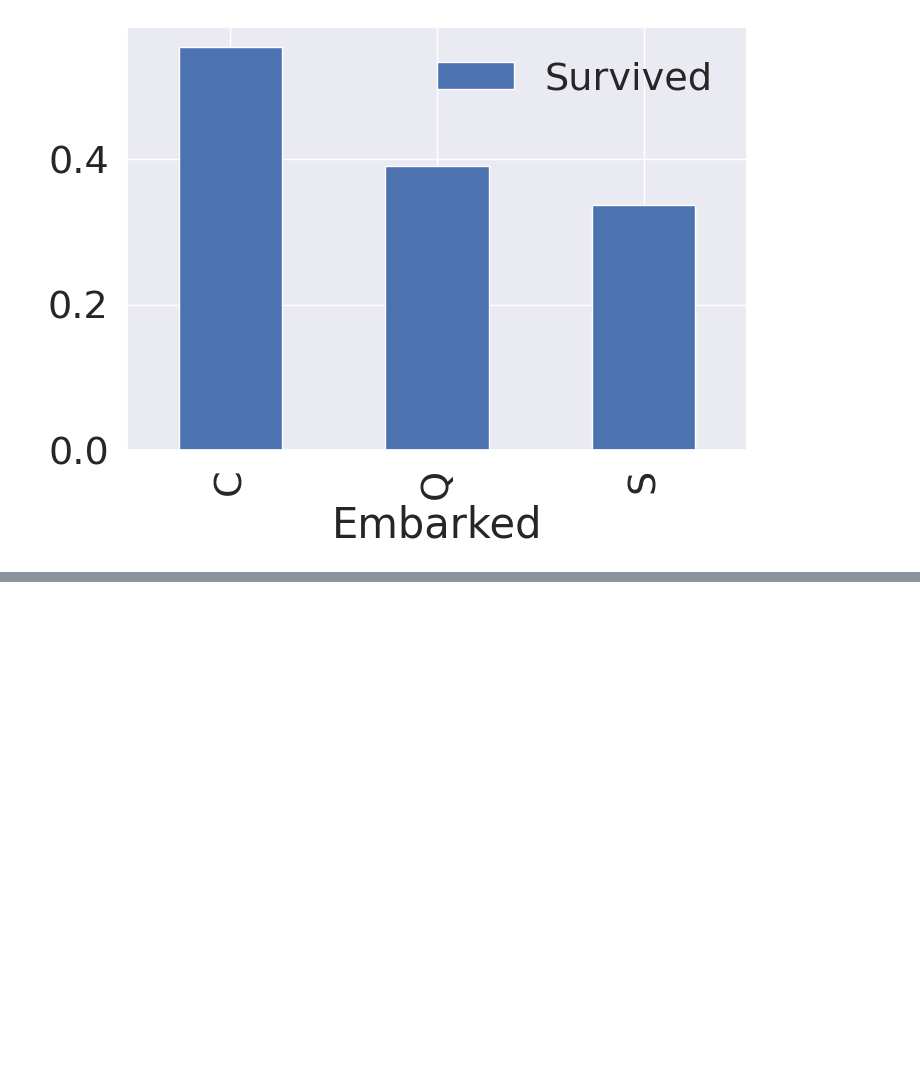
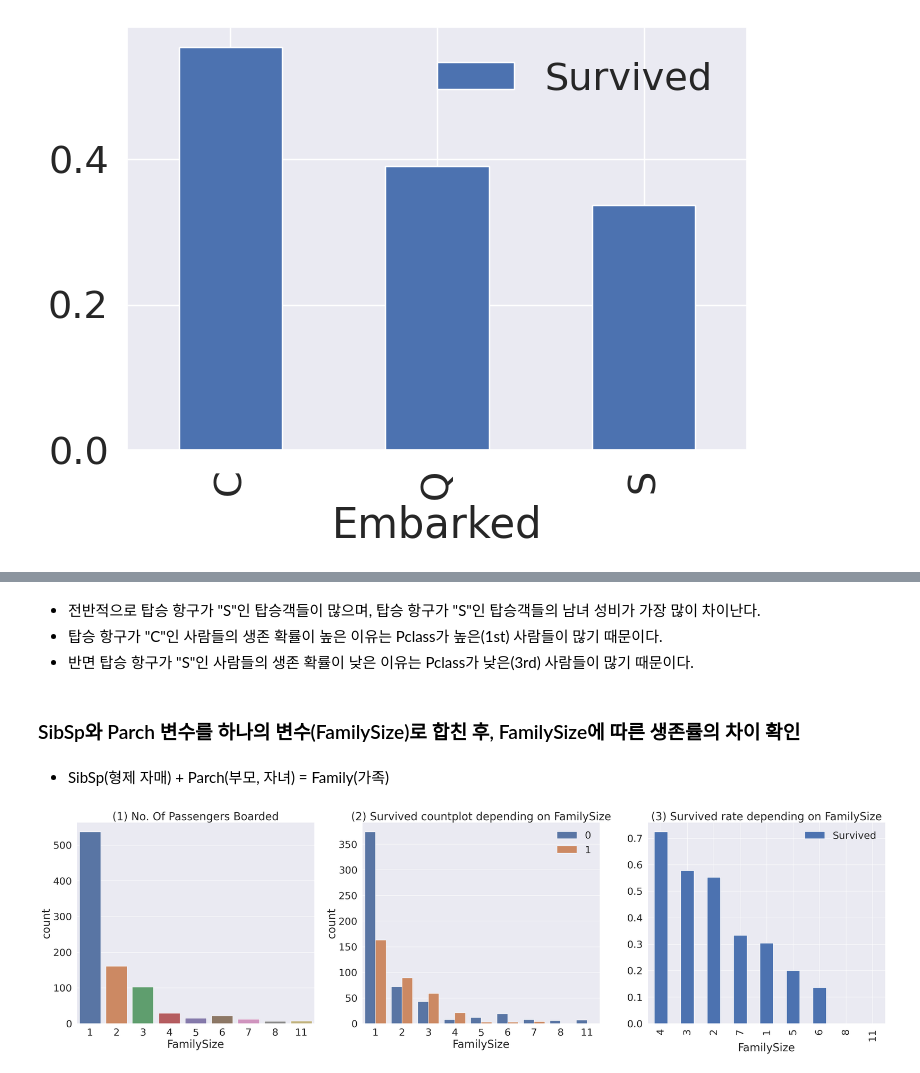
Before and after one commit to yoonseong00/colab, a Jupyter notebook: 타이타닉.ipynb, the cells around one changed output, grey strips where cells are left out. Saved outputs shown, nothing was run; the diff lists cells and outputs as text; code cells hidden in the pictures; blank space fills up the shorter version.

```diff
--- a/타이타닉.ipynb
+++ b/타이타닉.ipynb
@@ -413,0 +442,33 @@ embarked_mean_survived.sort_values(by = 'Survived', ascending = False).plot.bar(
+# %% [markdown]
+- 전반적으로 탑승 항구가 "S"인 탑승객들이 많으며, 탑승 항구가 "S"인 탑승객들의 남녀 성비가 가장 많이 차이난다.
+- 탑승 항구가 "C"인 사람들의 생존 확률이 높은 이유는 Pclass가 높은(1st) 사람들이 많기 때문이다.
+- 반면 탑승 항구가 "S"인 사람들의 생존 확률이 낮은 이유는 Pclass가 낮은(3rd) 사람들이 많기 때문이다.
+# %% [markdown]
+### SibSp와 Parch 변수를 하나의 변수(FamilySize)로 합친 후, FamilySize에 따른 생존률의 차이 확인
+# %% [markdown]
+- SibSp(형제 자매) + Parch(부모, 자녀) = Family(가족)
+# %%
+# 자기 자신도 포함해주어야 하므로 '+ 1' 을 해준다
+df_train['FamilySize'] = df_train['SibSp'] + df_train['Parch'] + 1
+df_test['FamilySize'] = df_test['SibSp'] + df_test['Parch'] + 1
+# %%
+f, ax = plt.subplots(1, 3, figsize = (40, 10))
+
+# FamilySize 변수의 분포 확인
+sns.countplot(x = 'FamilySize', data = df_train, ax = ax[0])
+ax[0].set_title('(1) No. Of Passengers Boarded')
+
+# FamilySize에 따른 생존률의 차이 확인
+sns.countplot(x ='FamilySize', hue = 'Survived', data = df_train, ax = ax[1])
+ax[1].set_title('(2) Survived countplot depending on FamilySize')
+ax[1].legend(loc = 'upper right')
+
+# FamilySize에 따른 생존률 확인
+familysize_mean_survived = df_train[['FamilySize', 'Survived']].groupby(['FamilySize'], as_index = True).mean()
+familysize_mean_survived.sort_values(by = 'Survived', ascending = False).plot.bar(ax = ax[2])
+ax[2].set_title('(3) Survived rate depending on FamilySize')
+ax[2].legend(loc = 'upper right')
+
+plt.show()
+# %% [output]
+[figure, added]
```
Also changed, not shown: parts of 5 cells of this notebook.
